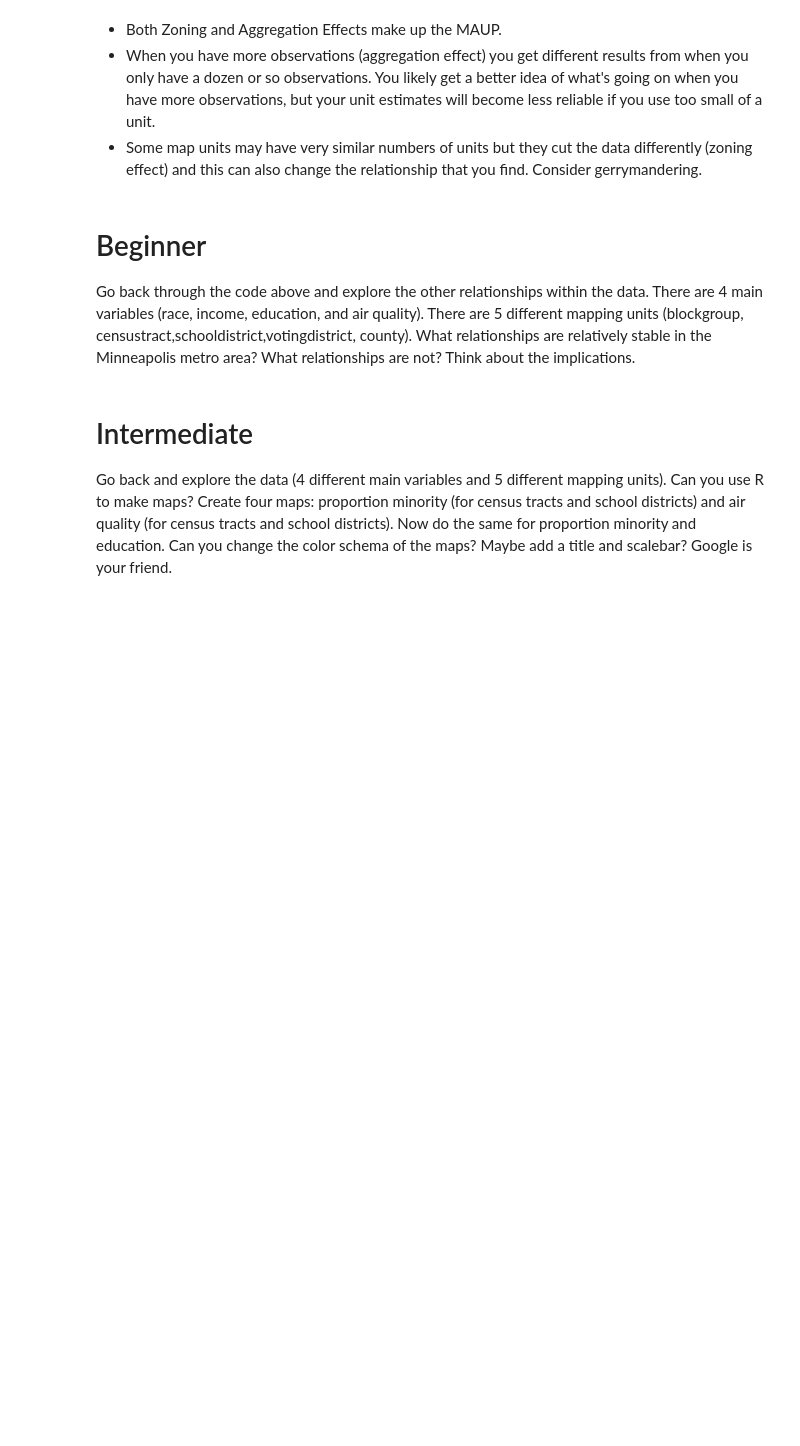
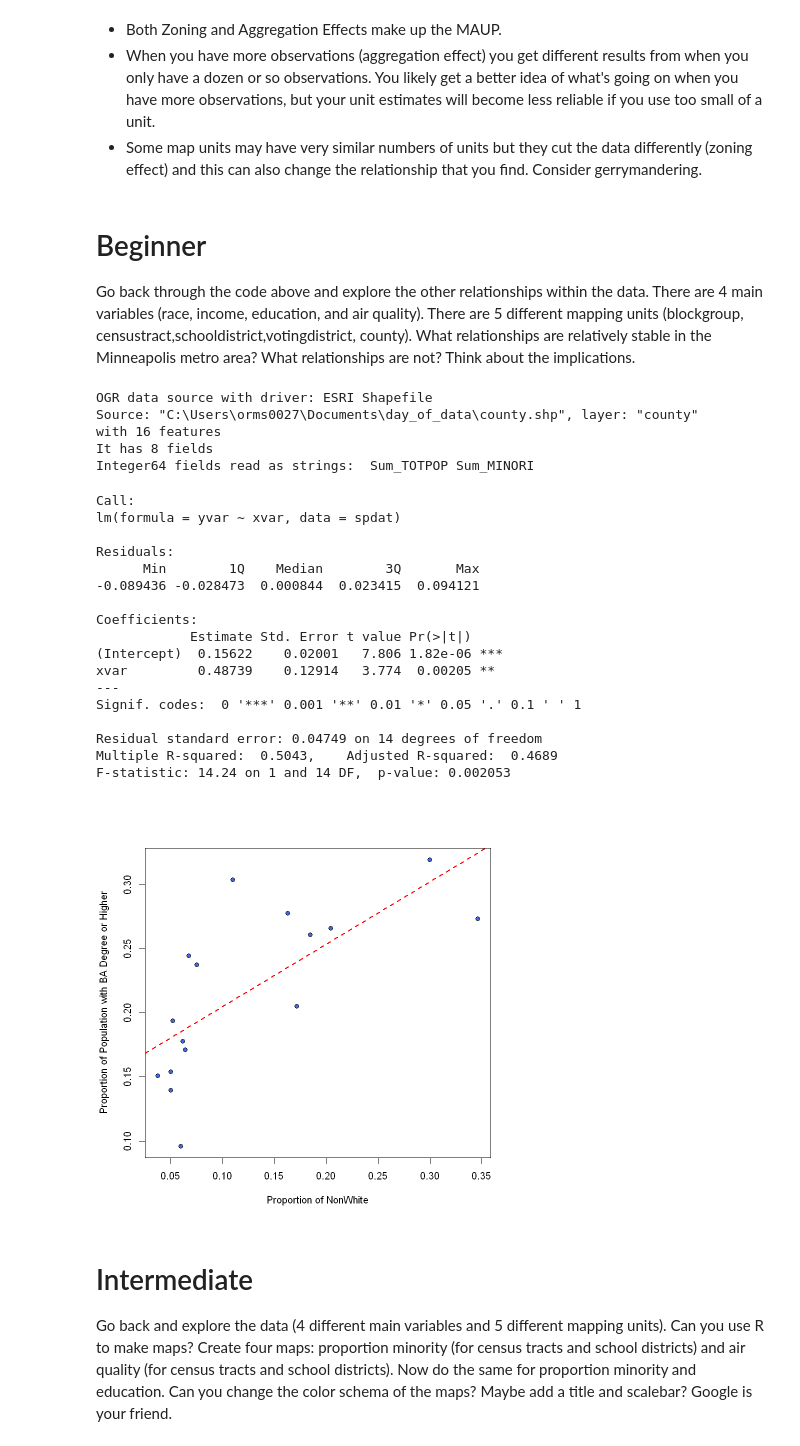
Before and after one commit to travisormsby/day_of_data, a Jupyter notebook: MAUP_Demo_DayofData2020.ipynb, the cells around one changed output. Cells and saved outputs as stored; diff of their text form; code cells hidden in the pictures; blank space fills up the shorter version.

```diff
--- a/MAUP_Demo_DayofData2020.ipynb
+++ b/MAUP_Demo_DayofData2020.ipynb
@@ -140,6 +140,50 @@ F-statistic: 14.24 on 1 and 14 DF,  p-value: 0.002053
 # Beginner
 
 Go back through the code above and explore the other relationships within the data. There are 4 main variables (race, income, education, and air quality). There are 5 different mapping units (blockgroup, censustract,schooldistrict,votingdistrict, county). What relationships are relatively stable in the Minneapolis metro area? What relationships are not? Think about the implications.
+# %%
+#Read the data (you can change this to explore other map units)
+spdat<-readOGR("county.shp")
+
+# set up variables and labels
+# (these are the only other things you need to change, go back to cell 2 to find the variable names)
+xvariable = spdat$Pminori
+xlabel = "Proportion of NonWhite"
+yvariable = spdat$Pedu
+ylabel = "Proportion of Population with BA Degree or Higher"
+
+#create regression model (don't change this)
+spdat.lm<-lm(yvar~xvar, data=spdat)
+
+#Scatter Plot (don't change this)
+plot(xvariable, yvariable, ylab = ylabel, xlab = xlabel, pch=21, bg="royalblue")
+abline(spdat.lm, col="red", lwd=2, lty=2)
+
+# print summary of regression (don't change this)
+summary.lm(spdat.lm)
+# %% [output]
+OGR data source with driver: ESRI Shapefile
+Source: "C:\Users\orms0027\Documents\day_of_data\county.shp", layer: "county"
+with 16 features
+It has 8 fields
+Integer64 fields read as strings:  Sum_TOTPOP Sum_MINORI
+Call:
+lm(formula = yvar ~ xvar, data = spdat)
+
+Residuals:
+      Min        1Q    Median        3Q       Max
+-0.089436 -0.028473  0.000844  0.023415  0.094121
+
+Coefficients:
+            Estimate Std. Error t value Pr(>|t|)
+(Intercept)  0.15622    0.02001   7.806 1.82e-06 ***
+xvar         0.48739    0.12914   3.774  0.00205 **
+---
+Signif. codes:  0 '***' 0.001 '**' 0.01 '*' 0.05 '.' 0.1 ' ' 1
+
+Residual standard error: 0.04749 on 14 degrees of freedom
+Multiple R-squared:  0.5043,    Adjusted R-squared:  0.4689
+F-statistic: 14.24 on 1 and 14 DF,  p-value: 0.002053
+[figure, added]
 # %% [markdown]
 # Intermediate
 
```
Also changed, not shown: 1 other file.
